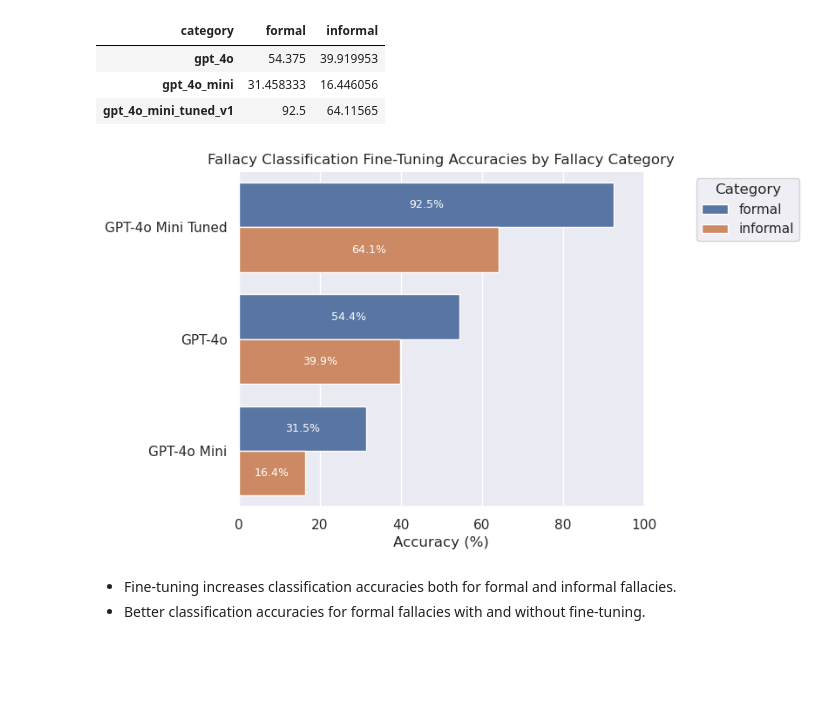
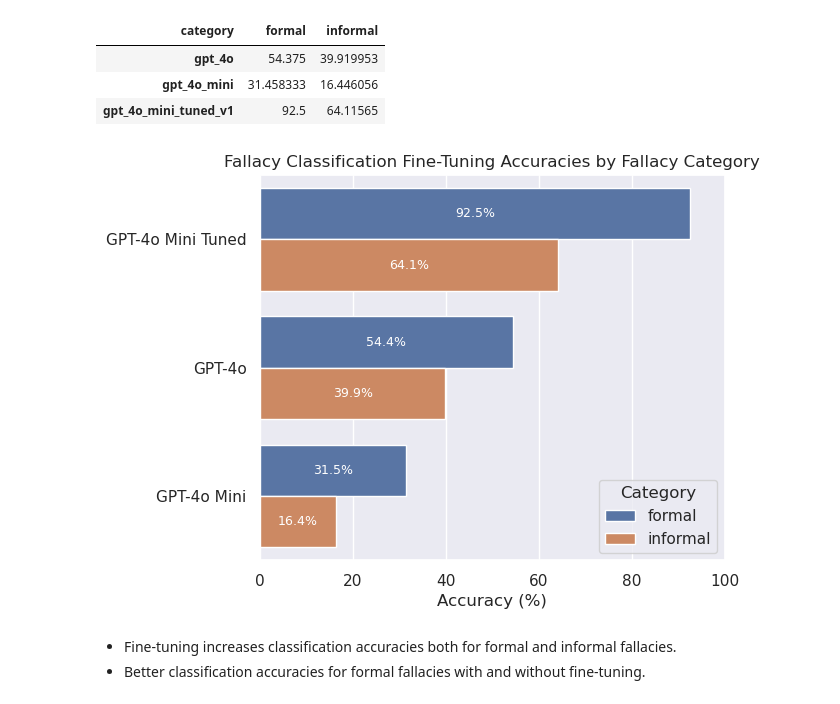
Before and after one commit to aimfeld/fallacy-detection, a Jupyter notebook: fallacy-classification.ipynb, the cells around one changed output. Saved outputs shown, nothing was run; the diff lists cells and outputs as text; code cells hidden in the pictures; blank space fills up the shorter version.

```diff
--- a/fallacy-classification.ipynb
+++ b/fallacy-classification.ipynb
@@ -338,18 +359,19 @@ df_category_accuracies_e5
 # %%
 df_category_accuracies_long_e5 = pd.melt(df_category_accuracies_e5, var_name='category', value_name='accuracy',
                                          ignore_index=False)
 plot_accuracies(
     data=add_llm_info(df_category_accuracies_long_e5),
     figsize=(6, 5),
     title='Fallacy Classification Fine-Tuning Accuracies by Fallacy Category',
     hue='category',
     legend_title='Category',
-    legend_anchor=(1.4, 1),
+    legend_loc='lower right',
+    legend_anchor=(1, 0),
     order=[llm.label for llm in [LLM.GPT_4O_MINI_TUNED, LLM.GPT_4O, LLM.GPT_4O_MINI]],
     annotate=True,
 )
 # %% [output]
-[figure, old version]
+[figure, new version]
 # %% [markdown]
 - Fine-tuning increases classification accuracies both for formal and informal fallacies.
 - Better classification accuracies for formal fallacies with and without fine-tuning.
```
Also changed, not shown: parts of 18 cells of this notebook, 5 other files.
